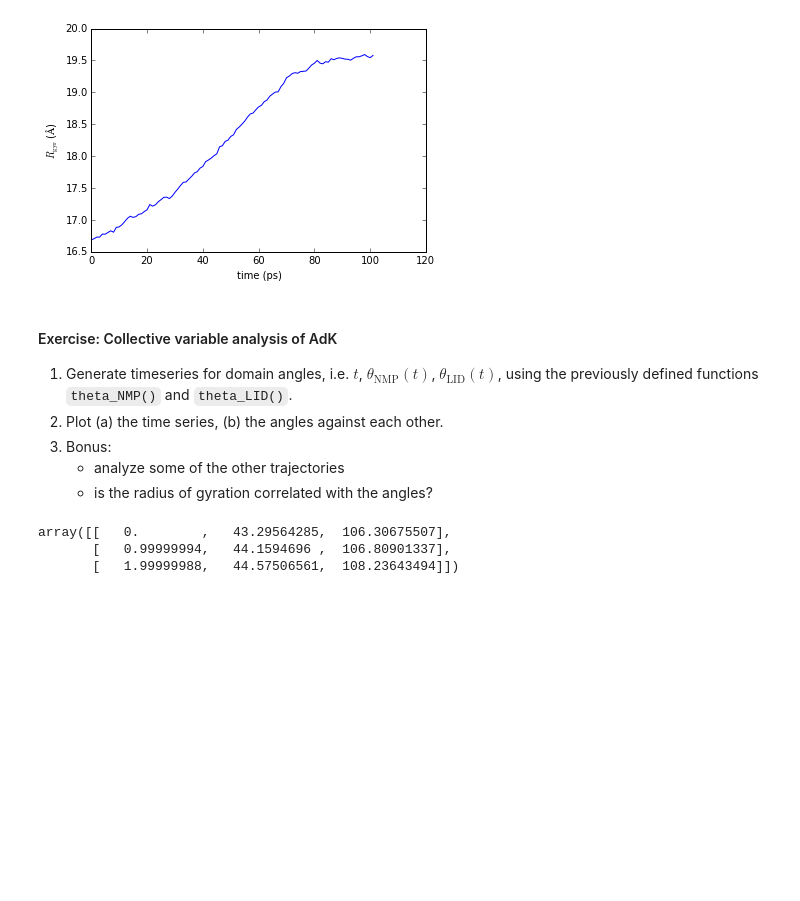
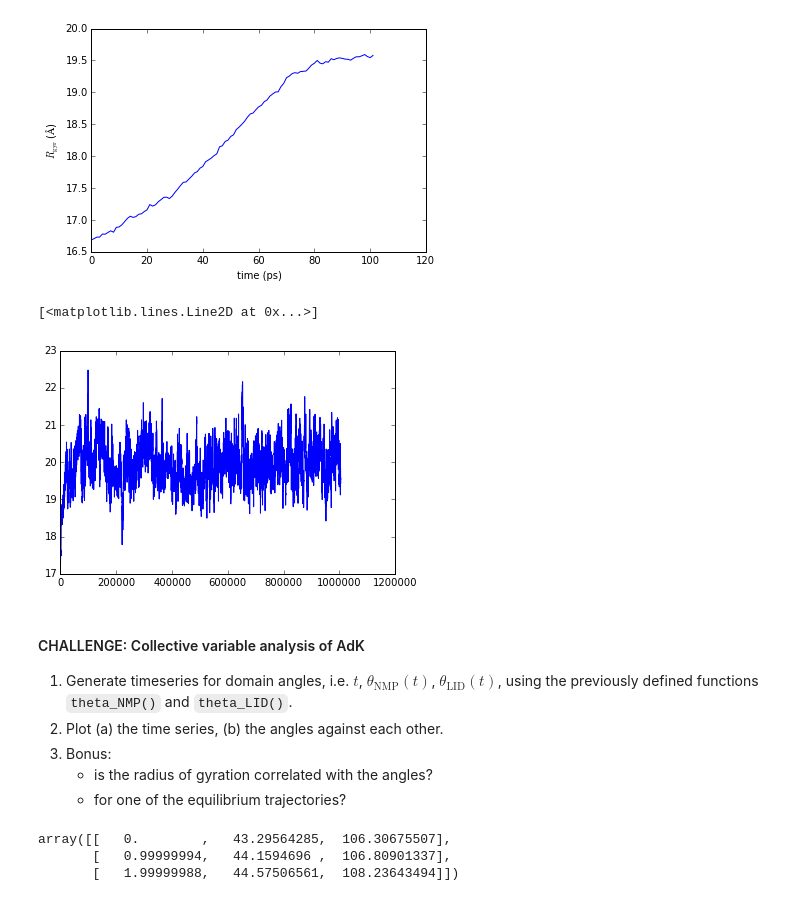
Before and after one commit to Becksteinlab/MDAnalysis-workshop, a Jupyter notebook: notebooks/MDAnalysis_Workshop_Part_2.ipynb, the cells around one changed output. Drawn from its saved outputs; the diff is of its cells as text; code cells hidden in the pictures; blank space fills up the shorter version.

```diff
--- a/notebooks/MDAnalysis_Workshop_Part_2.ipynb
+++ b/notebooks/MDAnalysis_Workshop_Part_2.ipynb
@@ -54,10 +29,10 @@ datapath
 ## AdK test trajectories
 Look again at AdK trajectories...
 # %%
-#top = os.path.join(datapath, 'equilibrium', 'adk4AKE.psf')
-#trj = os.path.join(datapath, 'equilibrium', '1ake_007-nowater-core-dt240ps.dcd')
+eqtop = os.path.join(datapath, 'equilibrium', 'adk4AKE.psf')
+eqtrj= os.path.join(datapath, 'equilibrium', '1ake_007-nowater-core-dt240ps.dcd')
 
-psf = os.path.join(datapath, "dims", "adk4ake.psf")
+top = os.path.join(datapath, "dims", "adk4ake.psf")
 trj = os.path.join(datapath, "dims", "dims_co_001.dcd")
 
 #coDIMS = [os.path.join(datadir, "dims", "dims_co_{0:03n}.dcd".format(i)) for i in range(1,4)]
@@ -68,3 +43,6 @@ u = mda.Universe(top, trj)
 u
 # %% [output]
 <Universe with 3341 atoms and 3365 bonds>
+# %%
+eq = mda.Universe(eqtop, eqtrj)
+eq
@@ -292,14 +273,22 @@ ax.set_ylabel(r"$R_{\mathrm{gyr}}$ ($\AA$)")
 # %% [output]
 <matplotlib.text.Text at 0x...>
 [figure]
+# %%
+peq = eq.select_atoms("protein")
+eqrgyr = np.array([(ts.time, peq.radius_of_gyration()) for ts in eq.trajectory]).transpose()
+# %%
+plt.plot(eqrgyr[0], eqrgyr[1])
+# %% [output]
+[<matplotlib.lines.Line2D at 0x...>]
+[figure, added]
 # %% [markdown]
-#### Exercise: Collective variable analysis of AdK
+#### CHALLENGE: Collective variable analysis of AdK
 
 1. Generate timeseries for domain angles, i.e. $t$, $\theta_\mathrm{NMP}(t)$, $\theta_\mathrm{LID}(t)$, using the previously defined functions `theta_NMP()` and `theta_LID()`.
 2. Plot (a) the time series, (b) the angles against each other.
 3. Bonus:
-   - analyze some of the other trajectories
    - is the radius of gyration correlated with the angles?
+   - for one of the equilibrium trajectories?
 # %%
 import numpy as np
 from numpy.linalg import norm
```
Also changed, not shown: parts of 29 cells of this notebook.
